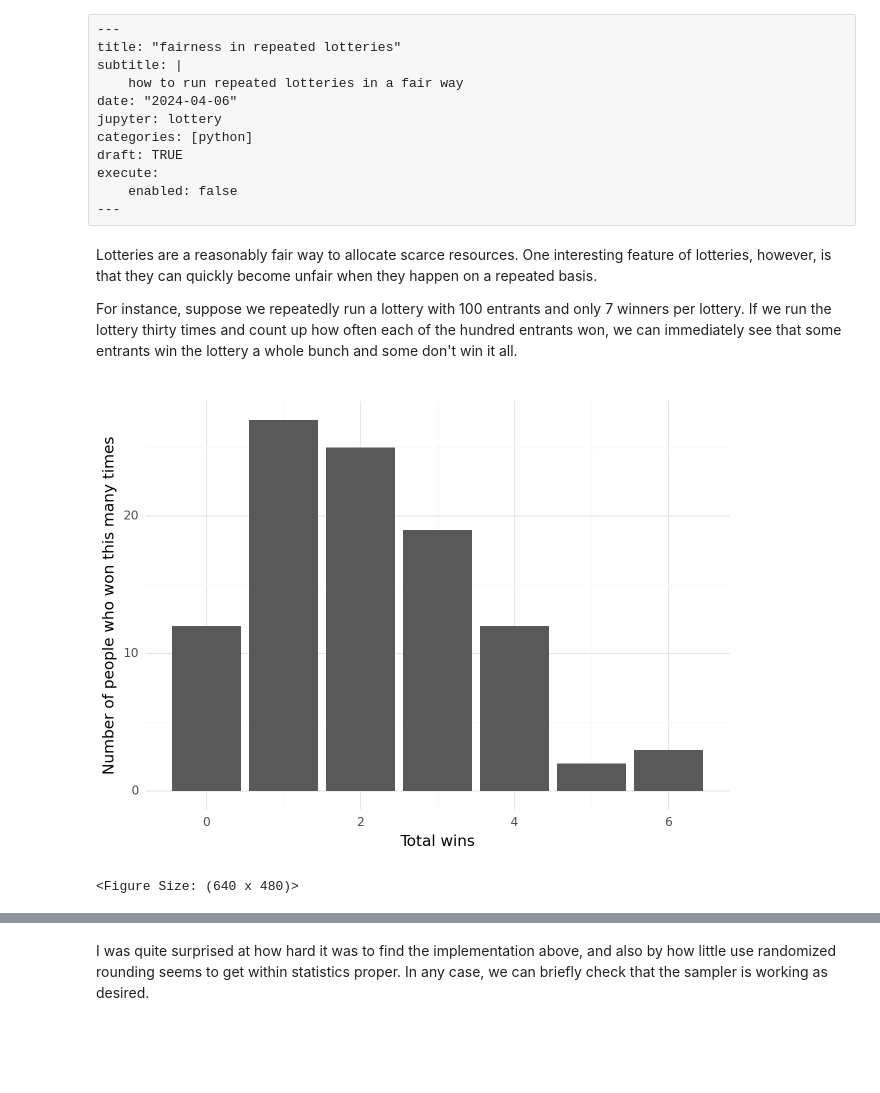
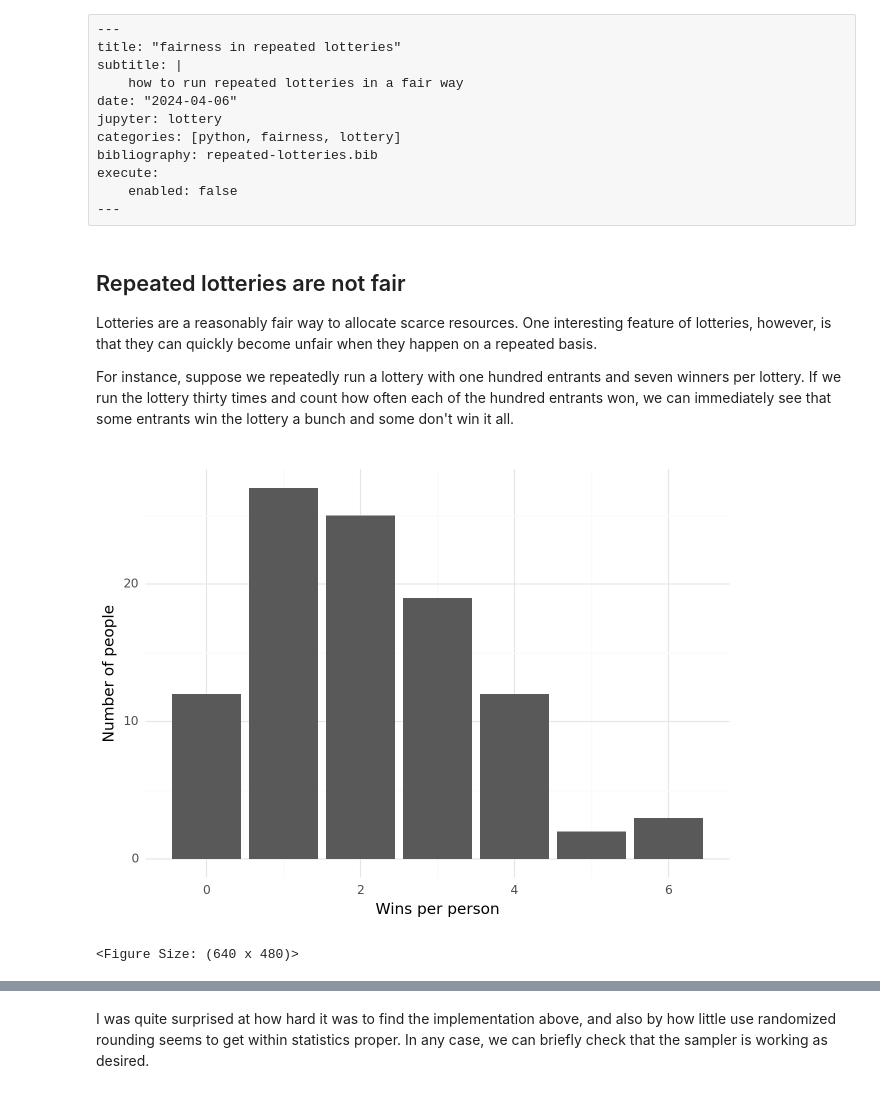
Before and after one commit to alexpghayes/quarto-blog, a Jupyter notebook: post/2024-04-06_repeated-lotteries/index.ipynb, the cells around one changed output, grey strips where cells are left out. Drawn from its saved outputs; the diff is of its cells as text; code cells hidden in the pictures; blank space fills up the shorter version.

```diff
--- a/post/2024-04-06_repeated-lotteries/index.ipynb
+++ b/post/2024-04-06_repeated-lotteries/index.ipynb
@@ -5,51 +5,58 @@ subtitle: |
     how to run repeated lotteries in a fair way
 date: "2024-04-06"
 jupyter: lottery
-categories: [python]
-draft: TRUE
+categories: [python, fairness, lottery]
+bibliography: repeated-lotteries.bib
 execute:
     enabled: false
 ---
 # %% [markdown]
+## Repeated lotteries are not fair
+
 Lotteries are a reasonably fair way to allocate scarce resources. One interesting feature of lotteries, however, is that they can quickly become unfair when they happen on a repeated basis.
 
-For instance, suppose we repeatedly run a lottery with 100 entrants and only 7 winners per lottery. If we run the lottery thirty times and count up how often each of the hundred entrants won, we can immediately see that some entrants win the lottery a whole bunch and some don't win it all.
+For instance, suppose we repeatedly run a lottery with one hundred entrants and seven winners per lottery. If we run the lottery thirty times and count how often each of the hundred entrants won, we can immediately see that some entrants win the lottery a bunch and some don't win it all.
 # %%
+#| message: false
+#| warning: false
+#| code-fold: true
+
 import numpy as np
 import pandas as pd
 from plotnine import ggplot, aes, geom_bar, labs, theme_minimal
 
 rng = np.random.default_rng(27)
 
 num_entrants = 100
 num_winners_per_lottery = 7
 num_lotteries = 30
 
 winners = np.zeros((num_entrants, num_lotteries))
 
 for lottery in range(num_lotteries):
-    winner_idx = rng.choice(num_entrants, size=num_winners_per_lottery, replace = False)
+    winner_idx = rng.choice(
+        num_entrants,
+        size=num_winners_per_lottery,
+        replace=False
+    )
     winners[winner_idx, lottery] = 1
 
 def plot_win_distribution(total_wins: np.array):
-
     total_wins_df = pd.DataFrame(total_wins, columns=['total_wins'])
-
     plot =  (
         ggplot(total_wins_df) +
         aes(x='total_wins') +
         geom_bar() +
         labs(
-            x='Total wins',
-            y='Number of people who won this many times'
+            x='Wins per person',
+            y='Number of people'
         ) +
         theme_minimal()
     )
-
     return plot
 
 plot_win_distribution(winners.sum(axis = 1))
 # %% [output]
-[figure, old version]
+[figure, new version]
 <Figure Size: (640 x 480)>
 # %% [markdown]
```
Also changed, not shown: parts of 30 cells of this notebook, 24 other files.
